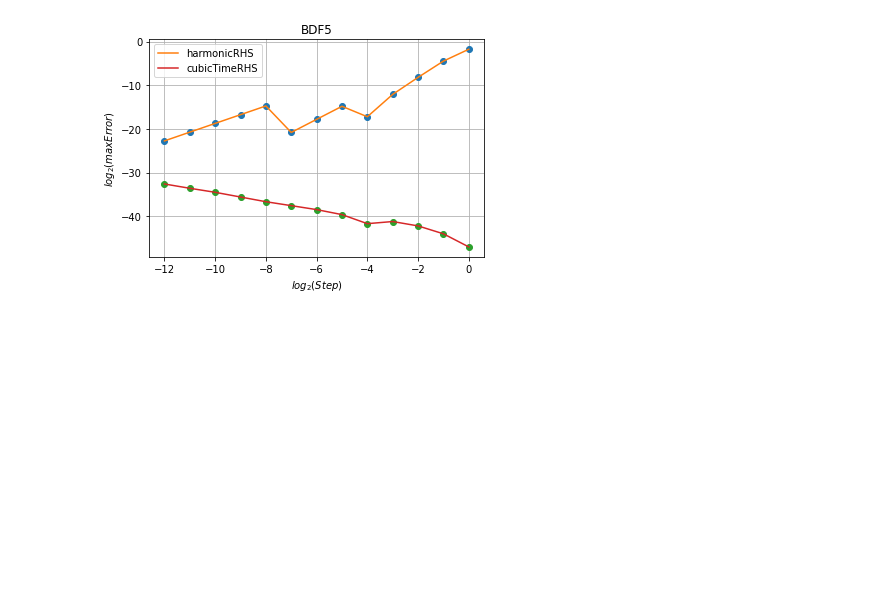
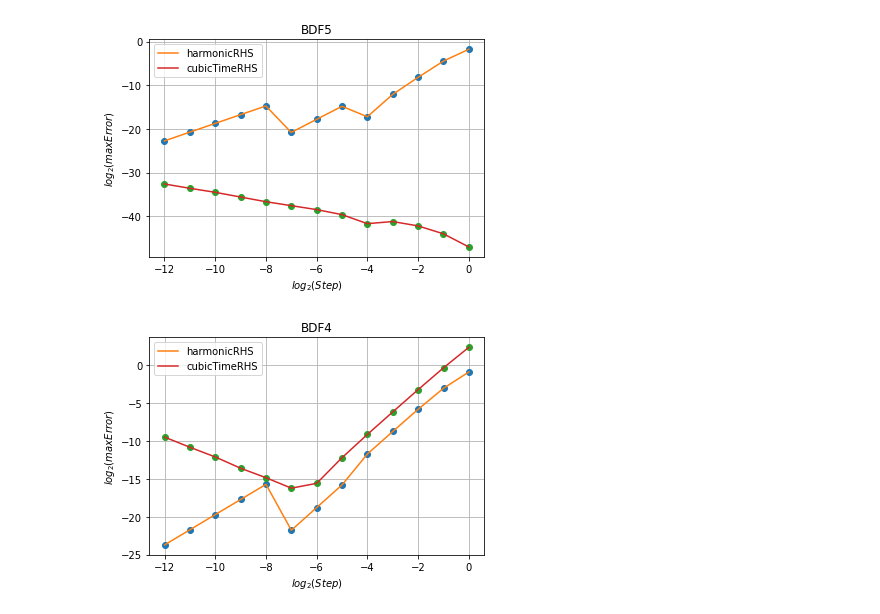
Before and after one commit to ElinaMukhamedova/Elina_5sem, a Jupyter notebook: Computational Mathematics/Multistep Methods/graphs.ipynb, the cells around one changed output. Saved outputs shown, nothing was run; the diff lists cells and outputs as text; code cells hidden in the pictures; blank space fills up the shorter version.

```diff
--- a/Computational Mathematics/Multistep Methods/graphs.ipynb
+++ b/Computational Mathematics/Multistep Methods/graphs.ipynb
@@ -36,3 +36,22 @@ plt.savefig("BDF5graph.jpg")
 plt.show()
 # %% [output]
 [figure]
+# %%
+import numpy as np
+import matplotlib.pyplot as plt
+logStep = [0, -1, -2, -3, -4, -5, -6, -7, -8, -9, -10, -11, -12]
+logError_harmonicRHS = [-0.878575, -3.02745, -5.80342, -8.73186, -11.7046, -15.7853, -18.7778, -21.7742, -15.7182, -17.7174, -19.7169, -21.7167, -23.7166]
+logError_cubicTimeRHS = [2.38443, -0.327545, -3.20558, -6.14825, -9.12042, -12.1902, -15.5826, -16.2232, -14.8429, -13.5922, -12.1016, -10.8236, -9.47815]
+plt.grid()
+plt.plot(logStep, logError_harmonicRHS, 'o')
+plt.plot(logStep, logError_harmonicRHS, label = "harmonicRHS")
+plt.plot(logStep, logError_cubicTimeRHS, 'o')
+plt.plot(logStep, logError_cubicTimeRHS, label = "cubicTimeRHS")
+plt.xlabel(r'$log_2(Step)$', loc = 'center')
+plt.ylabel(r'$log_2(maxError)$', rotation = 90, loc = 'center')
+plt.legend()
+plt.title("BDF4")
+plt.savefig("BDF4graph.jpg")
+plt.show()
+# %% [output]
+[figure, added]
```
Also changed, not shown: parts of 1 cell of this notebook, 3 other files.
